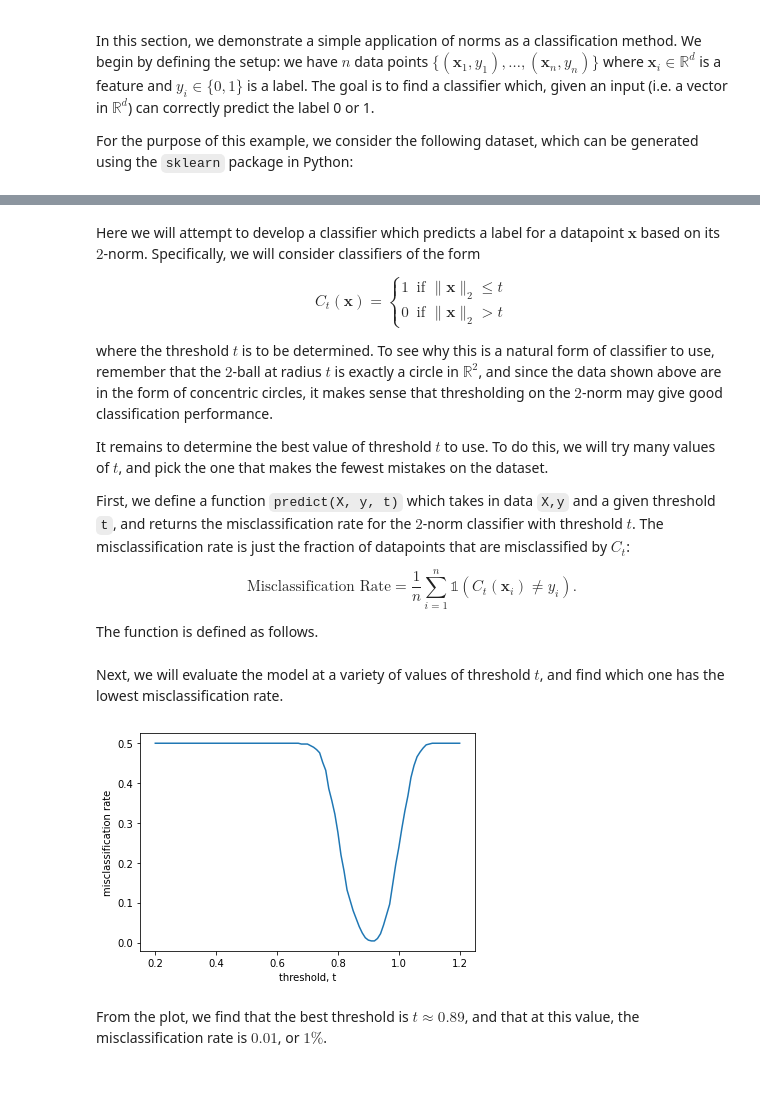
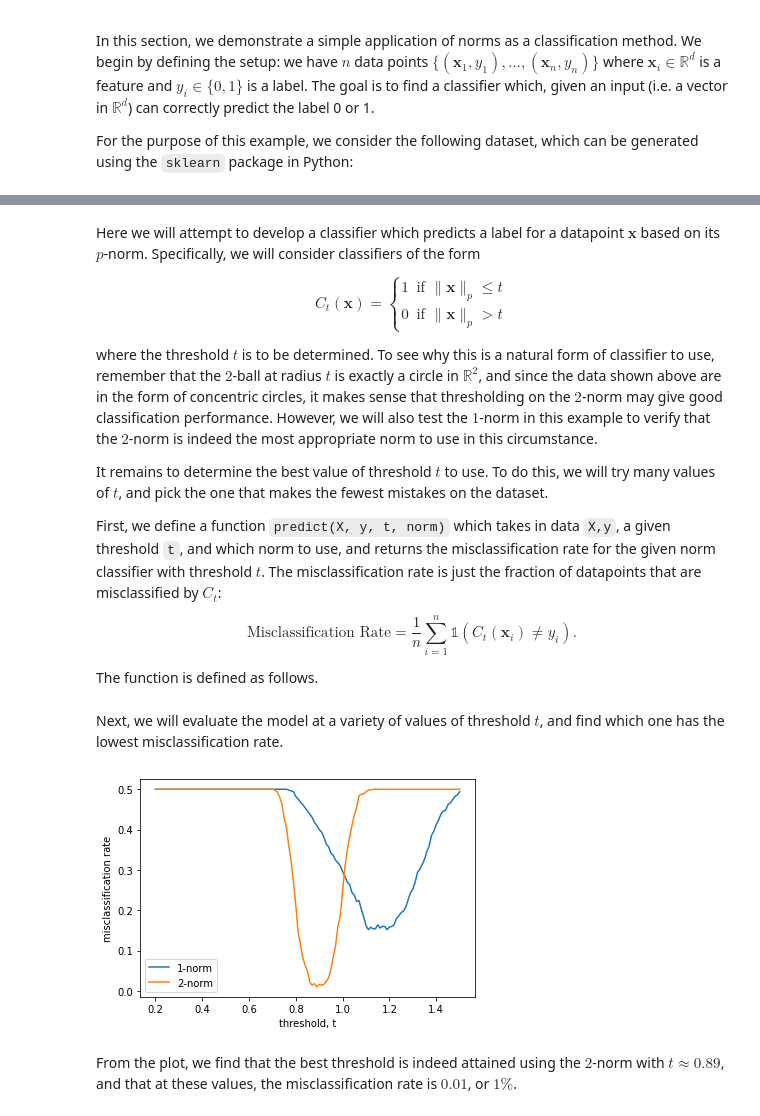
Before and after one commit to rythei/linalg-for-datasci, a Jupyter notebook: _sources/content/basicLA_1_classification-with-norms.ipynb, the cells around one changed output, grey strips where cells are left out. Drawn from its saved outputs; the diff is of its cells as text; code cells hidden in the pictures; blank space fills up the shorter version.

```diff
--- a/_sources/content/basicLA_1_classification-with-norms.ipynb
+++ b/_sources/content/basicLA_1_classification-with-norms.ipynb
@@ -22,15 +22,15 @@ plt.show()
 # %% [markdown]
-Here we will attempt to develop a classifier which predicts a label for a datapoint $\boldsymbol{x}$ based on its $2$-norm. Specifically, we will consider classifiers of the form
+Here we will attempt to develop a classifier which predicts a label for a datapoint $\boldsymbol{x}$ based on its $p$-norm. Specifically, we will consider classifiers of the form
 
 $$
-C_t(\boldsymbol{x}) = \begin{cases}1 & \text{if }\|\boldsymbol{x}\|_2 \leq t\\ 0 & \text{if } \|\boldsymbol{x}\|_2 > t\end{cases}
+C_t(\boldsymbol{x}) = \begin{cases}1 & \text{if }\|\boldsymbol{x}\|_p \leq t\\ 0 & \text{if } \|\boldsymbol{x}\|_p > t\end{cases}
 $$
 
-where the threshold $t$ is to be determined. To see why this is a natural form of classifier to use, remember that the $2$-ball at radius $t$ is exactly a circle in $\mathbb{R}^2$, and since the data shown above are in the form of concentric circles, it makes sense that thresholding on the $2$-norm may give good classification performance.
+where the threshold $t$ is to be determined. To see why this is a natural form of classifier to use, remember that the $2$-ball at radius $t$ is exactly a circle in $\mathbb{R}^2$, and since the data shown above are in the form of concentric circles, it makes sense that thresholding on the $2$-norm may give good classification performance. However, we will also test the $1$-norm in this example to verify that the $2$-norm is indeed the most appropriate norm to use in this circumstance.
 
 It remains to determine the best value of threshold $t$ to use. To do this, we will try many values of $t$, and pick the one that makes the fewest mistakes on the dataset.
 
-First, we define a function `predict(X, y, t)` which takes in data `X,y` and a given threshold `t`, and returns the misclassification rate for the $2$-norm classifier with threshold $t$. The misclassification rate is just the fraction of datapoints that are misclassified by $C_t$:
+First, we define a function `predict(X, y, t, norm)` which takes in data `X,y`, a given threshold `t`, and which norm to use, and returns the misclassification rate for the given norm classifier with threshold $t$. The misclassification rate is just the fraction of datapoints that are misclassified by $C_t$:
 
 $$
 \text{Misclassification Rate} = \frac{1}{n}\sum_{i=1}^n \mathbb{1}(C_t(\boldsymbol{x}_i)\neq y_i).
@@ -40,9 +40,9 @@ The function is defined as follows.
 # %%
 import numpy as np
 
-def predict(X, y, t):
+def predict(X, y, t, norm=2):
     # get the norm of each data point
-    norms = np.linalg.norm(X, axis=1)
+    norms = np.linalg.norm(X, ord=norm, axis=1)
 
     # get predictions by evaluating if the point
     # is above or below the threshold t
@@ -54,18 +54,19 @@ def predict(X, y, t):
 # %% [markdown]
 Next, we will evaluate the model at a variety of values of threshold $t$, and find which one has the lowest misclassification rate.
 # %%
-t_range = np.arange(0.2,1.21,.01)
+t_range = np.arange(0.2,1.51,.01)
 
-errors = []
-for t in t_range:
-    err = predict(X, y, t)
-    errors.append(err)
-
-plt.plot(t_range, errors)
+for norm in [1,2]:
+    errors = []
+    for t in t_range:
+        err = predict(X, y, t, norm=norm)
+        errors.append(err)
+    plt.plot(t_range, errors, label=f'{norm}-norm')
+plt.legend()
 plt.xlabel('threshold, t')
 plt.ylabel('misclassification rate')
 plt.show()
 # %% [output]
-[figure, old version]
+[figure, new version]
 # %% [markdown]
-From the plot, we find that the best threshold is $t\approx 0.89$, and that at this value, the misclassification rate is $0.01$, or $1\%$.
+From the plot, we find that the best threshold is indeed attained using the $2$-norm with $t\approx 0.89$, and that at these values, the misclassification rate is $0.01$, or $1\%$.
```
Also changed, not shown: parts of 1 cell of this notebook, 5 other files.
